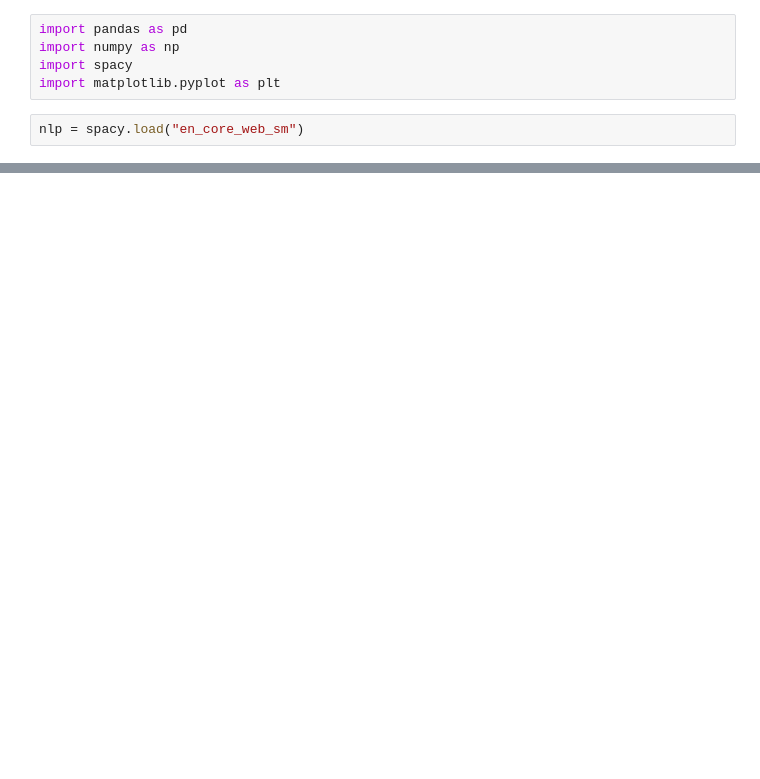
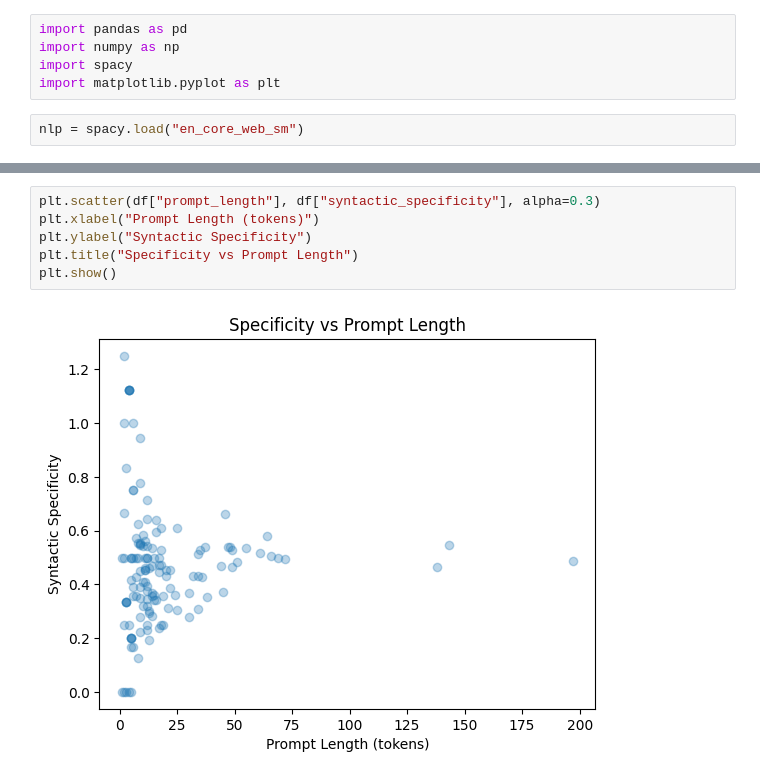
Before and after one commit to MuhammadAli-CS/ConvoKit, a Jupyter notebook: prompt_analysis_v3/syntactic_specificity.ipynb, the cells around one changed output, grey strips where cells are left out. Cells and saved outputs as stored; diff of their text form; blank space fills up the shorter version.

```diff
--- a/prompt_analysis_v3/syntactic_specificity.ipynb
+++ b/prompt_analysis_v3/syntactic_specificity.ipynb
@@ -55,0 +20,8 @@ if __name__ == "__main__":
+# %%
+plt.scatter(df["prompt_length"], df["syntactic_specificity"], alpha=0.3)
+plt.xlabel("Prompt Length (tokens)")
+plt.ylabel("Syntactic Specificity")
+plt.title("Specificity vs Prompt Length")
+plt.show()
+# %% [output]
+[figure, added]
```
Also changed, not shown: parts of 3 cells of this notebook.
